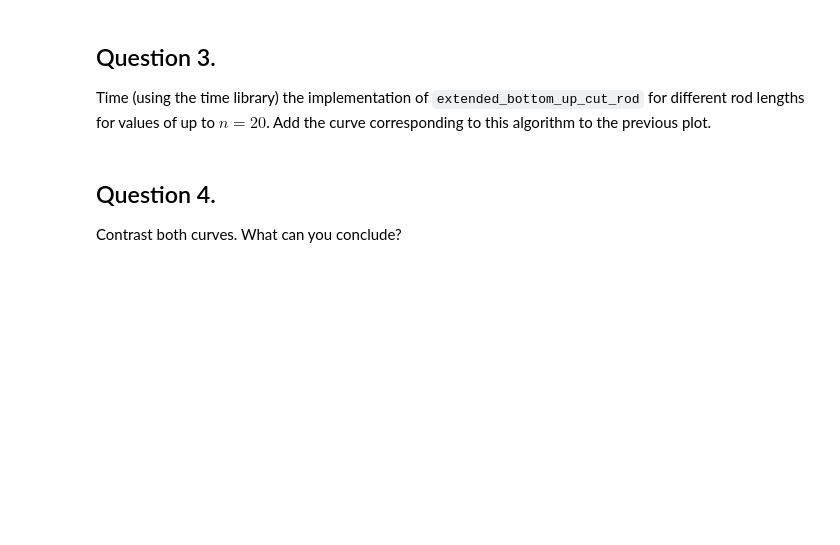
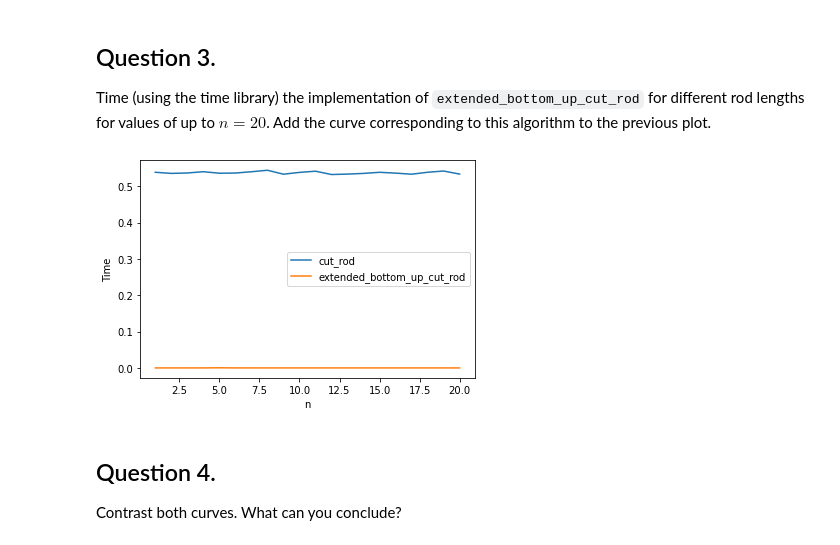
Before and after one commit to mahmud-nobe/CS110_pcw, a Jupyter notebook: CS110_Pre_Class_Work_12_1.ipynb, the cells around one changed output. Cells and saved outputs as stored; diff of their text form; code cells hidden in the pictures; blank space fills up the shorter version.

```diff
--- a/CS110_Pre_Class_Work_12_1.ipynb
+++ b/CS110_Pre_Class_Work_12_1.ipynb
@@ -138,0 +201,34 @@ raise NotImplementedError()
+# %%
+def time_for_bottom_up_cut_rod(n, iteration = 5):
+
+  bottom_up_cut_rod_time = []
+
+  for i in range(n):
+    times = 0
+    for _ in range(iteration):
+      p = generate_price_list(n)
+
+      start = time.time()
+      r,s = extended_bottom_up_cut_rod(p,n)
+      end = time.time()
+
+      times += (end-start)
+
+    bottom_up_cut_rod_time.append(times/iteration)
+
+  return bottom_up_cut_rod_time
+  raise NotImplementedError()
+# %%
+# cut_rod_time = time_for_cut_rod(20)
+bottom_up_cut_rod_time = time_for_bottom_up_cut_rod(20)
+# %%
+# plotting
+plt.plot(range(1,21), cut_rod_time, label = 'cut_rod')
+plt.plot(range(1,21), bottom_up_cut_rod_time, label = 'extended_bottom_up_cut_rod')
+
+plt.xlabel('n')
+plt.ylabel('Time')
+plt.legend()
+plt.show()
+# %% [output]
+[figure, added]
```
Also changed, not shown: parts of 13 cells of this notebook.
